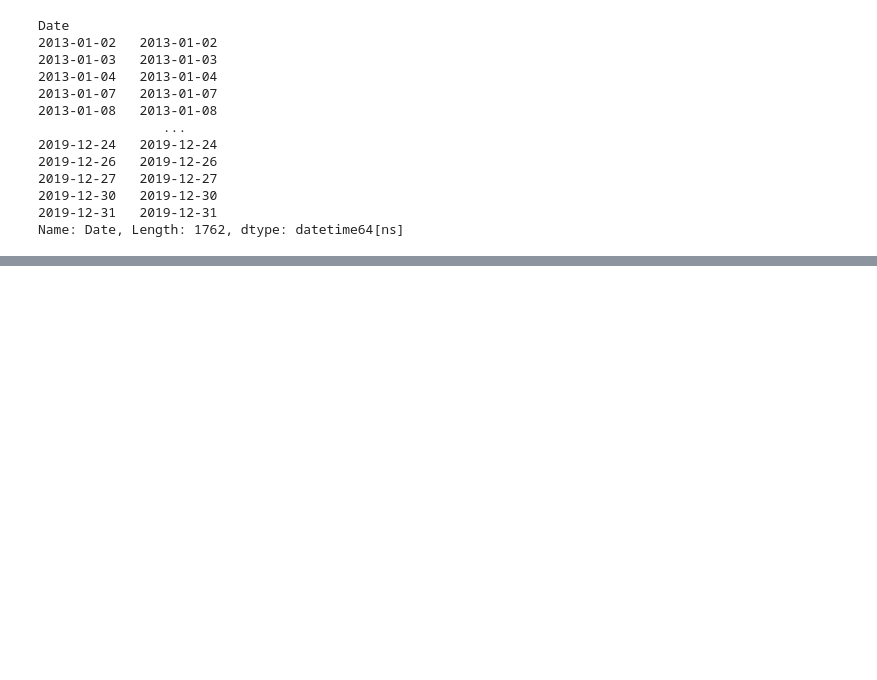
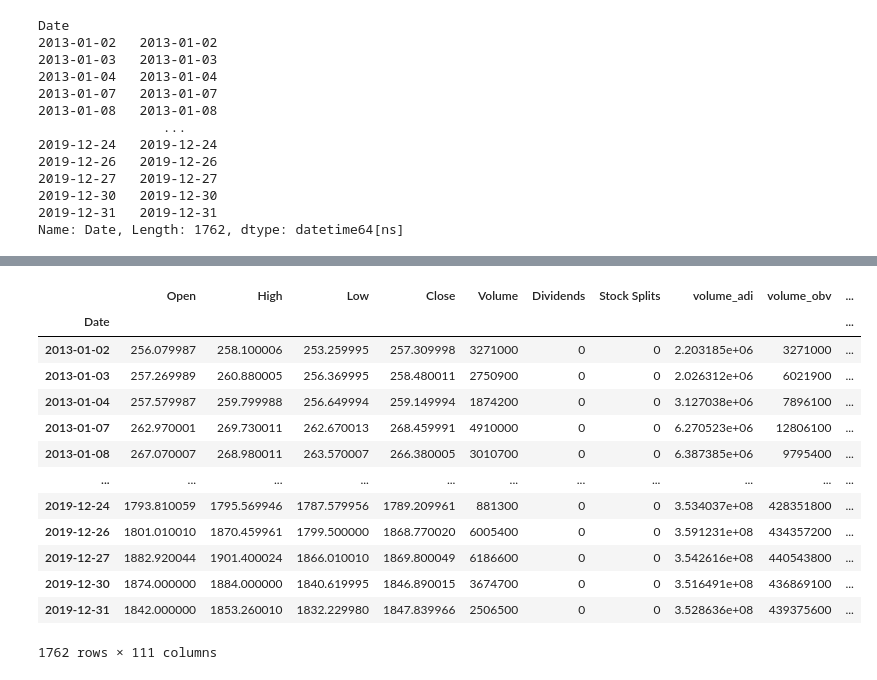
Before and after one commit to andrea-00/stock-market-prediction, a Jupyter notebook: Stock Market Prediction Notebook.ipynb, the cells around one changed output, grey strips where cells are left out. Cells and saved outputs as stored; diff of their text form; code cells hidden in the pictures; blank space fills up the shorter version.

```diff
--- a/Stock Market Prediction Notebook.ipynb
+++ b/Stock Market Prediction Notebook.ipynb
@@ -71,0 +114,18 @@ Name: Date, Length: 1762, dtype: datetime64[ns]
+# %%
+df['Date'] = pd.to_datetime(df.index.values, format=date_change)
+fastai.tabular.add_cyclic_datepart(df,'Date',drop=True)
+# %% [output]
+|  | Open | High | Low | Close | Volume | Dividends | Stock Splits | volume_adi | volume_obv | ... |
+| Date |  |  |  |  |  |  |  |  |  | ... |
+| 2013-01-02 | 256.079987 | 258.100006 | 253.259995 | 257.309998 | 3271000 | 0 | 0 | 2.203185e+06 | 3271000 | ... |
+| 2013-01-03 | 257.269989 | 260.880005 | 256.369995 | 258.480011 | 2750900 | 0 | 0 | 2.026312e+06 | 6021900 | ... |
+| 2013-01-04 | 257.579987 | 259.799988 | 256.649994 | 259.149994 | 1874200 | 0 | 0 | 3.127038e+06 | 7896100 | ... |
+| 2013-01-07 | 262.970001 | 269.730011 | 262.670013 | 268.459991 | 4910000 | 0 | 0 | 6.270523e+06 | 12806100 | ... |
+| 2013-01-08 | 267.070007 | 268.980011 | 263.570007 | 266.380005 | 3010700 | 0 | 0 | 6.387385e+06 | 9795400 | ... |
+| ... | ... | ... | ... | ... | ... | ... | ... | ... | ... | ... |
+| 2019-12-24 | 1793.810059 | 1795.569946 | 1787.579956 | 1789.209961 | 881300 | 0 | 0 | 3.534037e+08 | 428351800 | ... |
+| 2019-12-26 | 1801.010010 | 1870.459961 | 1799.500000 | 1868.770020 | 6005400 | 0 | 0 | 3.591231e+08 | 434357200 | ... |
+| 2019-12-27 | 1882.920044 | 1901.400024 | 1866.010010 | 1869.800049 | 6186600 | 0 | 0 | 3.542616e+08 | 440543800 | ... |
+| 2019-12-30 | 1874.000000 | 1884.000000 | 1840.619995 | 1846.890015 | 3674700 | 0 | 0 | 3.516491e+08 | 436869100 | ... |
+| 2019-12-31 | 1842.000000 | 1853.260010 | 1832.229980 | 1847.839966 | 2506500 | 0 | 0 | 3.528636e+08 | 439375600 | ... |
+1762 rows × 111 columns
```
Also changed, not shown: parts of 4 cells of this notebook.
